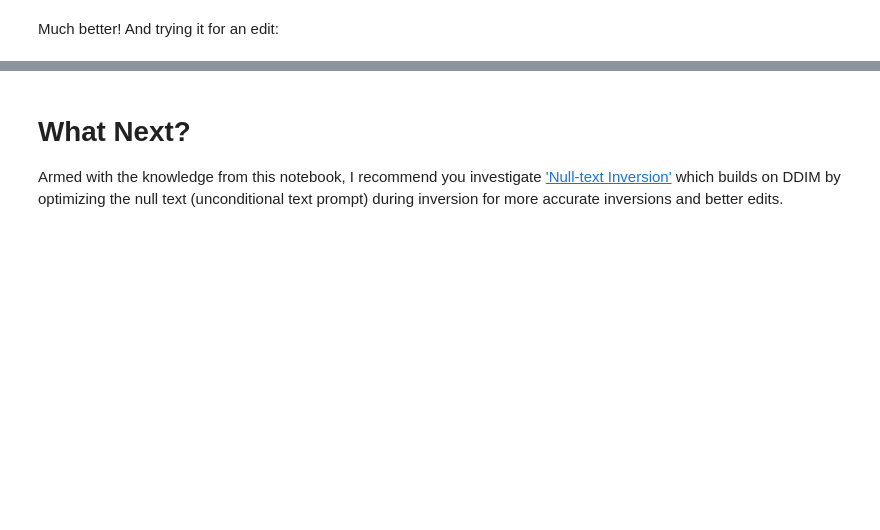
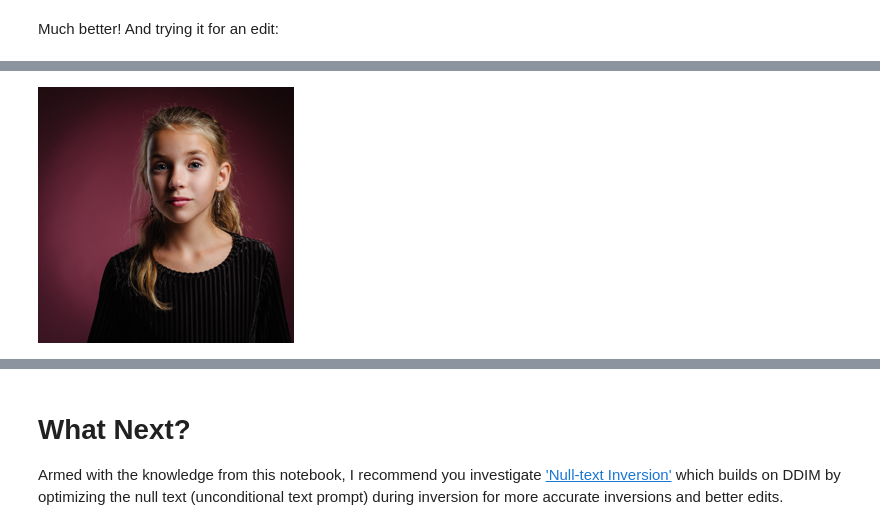
Before and after one commit to matteopilotto/diffusion-models-class, a Jupyter notebook: unit4/01_ddim_inversion_v2.ipynb, the cells around one changed output, grey strips where cells are left out. Drawn from its saved outputs; the diff is of its cells as text; code cells hidden in the pictures; blank space fills up the shorter version.

```diff
--- a/unit4/01_ddim_inversion_v2.ipynb
+++ b/unit4/01_ddim_inversion_v2.ipynb
@@ -439,7 +438,9 @@ edit(
 # %%
 # source: https://www.pexels.com/photo/girl-taking-photo-1493111/
 face = load_image('https://images.pexels.com/photos/1493111/pexels-photo-1493111.jpeg', size=(512, 512))
-face
+face.resize((256, 256))
+# %% [output]
+[figure, added]
 # %%
 edit(
     face,
```
Also changed, not shown: parts of 8 cells of this notebook.
